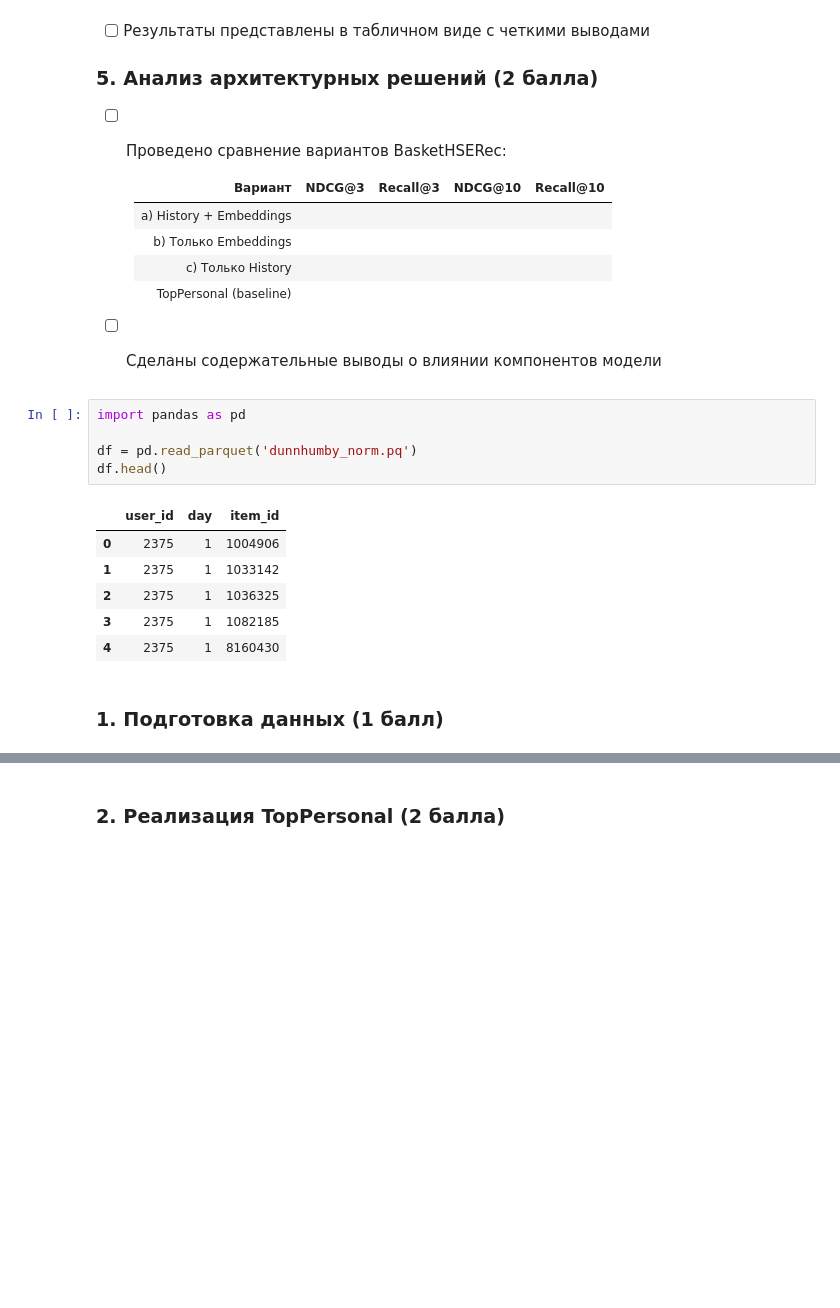
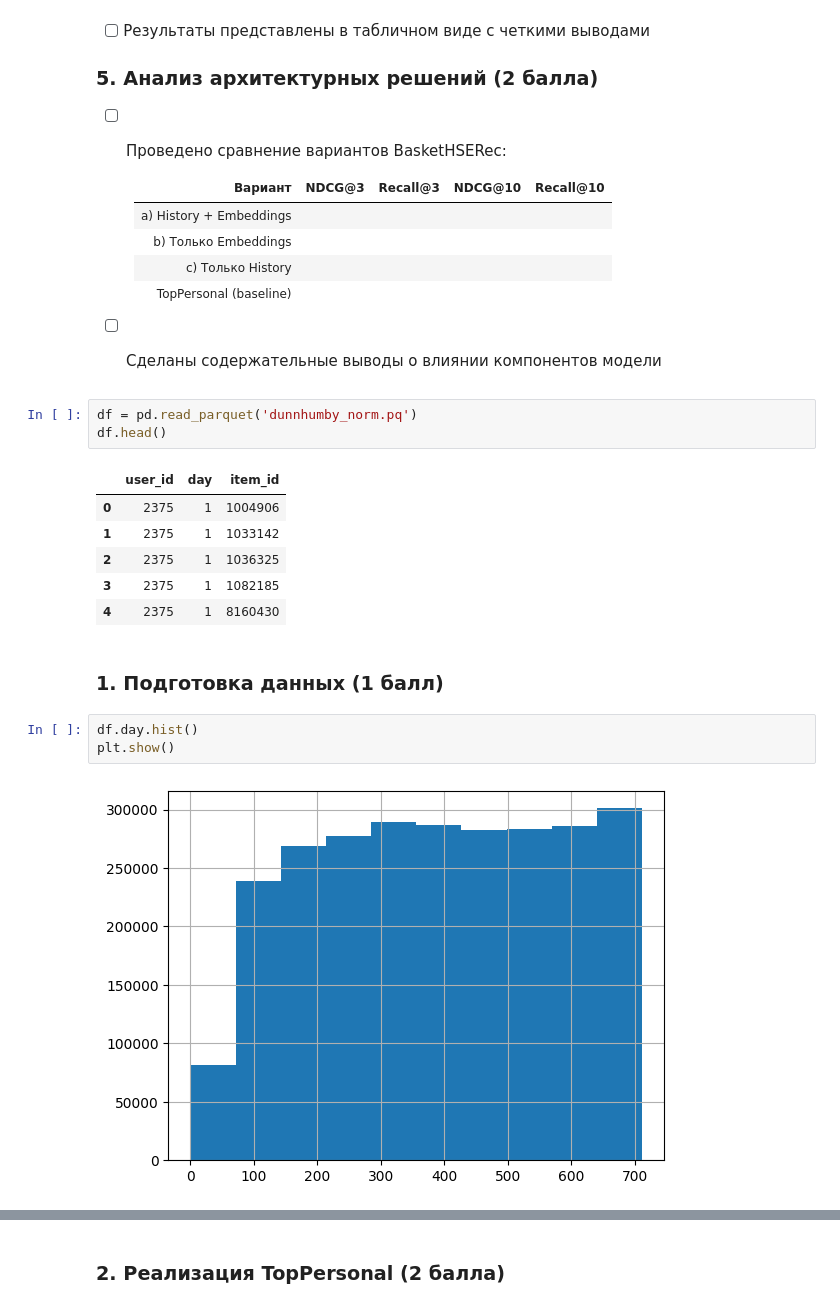
Before and after one commit to PavelMKh/HSE-AI, a Jupyter notebook: RECSYS/HSE_RecSys_HW4_Khomenko.ipynb, the cells around one changed output, grey strips where cells are left out. Cells and saved outputs as stored; diff of their text form; blank space fills up the shorter version.

```diff
--- a/RECSYS/HSE_RecSys_HW4_Khomenko.ipynb
+++ b/RECSYS/HSE_RecSys_HW4_Khomenko.ipynb
@@ -168,8 +175,6 @@ $$y_u^i = \text{BasketHSERec}(h_u^i) = f(h_u^i, i) \in \mathbb{R}$$
 
 - [ ] Сделаны содержательные выводы о влиянии компонентов модели
 # %%
-import pandas as pd
-
 df = pd.read_parquet('dunnhumby_norm.pq')
 df.head()
 # %% [output]
@@ -181,3 +186,8 @@ df.head()
 | 4 | 2375 | 1 | 8160430 |
 # %% [markdown]
 ### 1. Подготовка данных (1 балл)
+# %%
+df.day.hist()
+plt.show()
+# %% [output]
+[figure, added]
```
Also changed, not shown: parts of 20 cells of this notebook.
